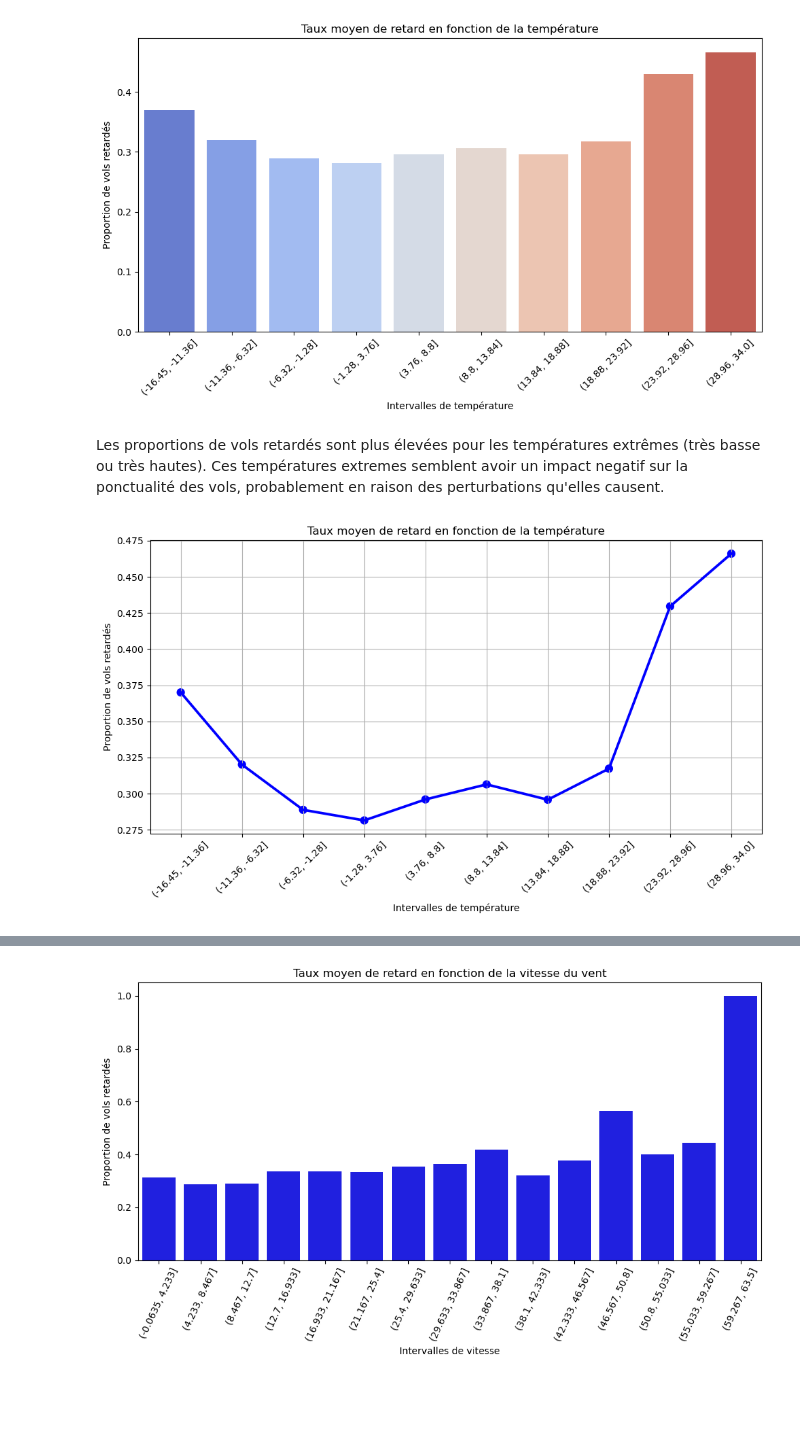
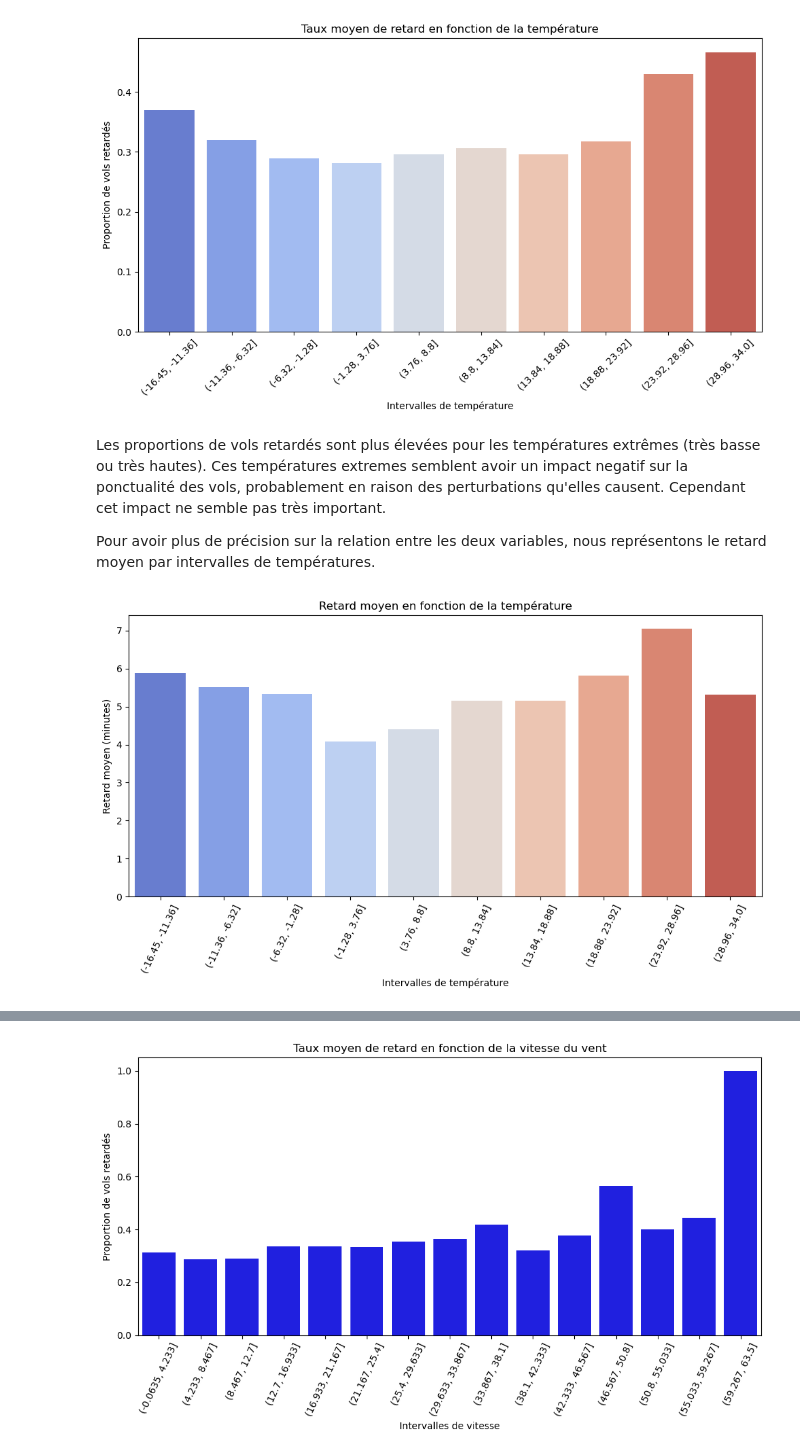
Before and after one commit to OUALYoss/Projet_Python-pour-la-data-science, a Jupyter notebook: Code_.ipynb, the cells around one changed output, grey strips where cells are left out. Drawn from its saved outputs; the diff is of its cells as text; code cells hidden in the pictures; blank space fills up the shorter version.

Commit message:
ajouts graph meteo

```diff
--- a/Code_.ipynb
+++ b/Code_.ipynb
@@ -927,7 +929,7 @@ Nous voulons explorer la relation entre les retards et les variables météorolo
 # %%
 df4=df.copy() #nous faisons une copie pour que nos modifications n'impactent pas notre base
 #on divise notre variable température en 10 intervalles égaux
-df4['temp'] = pd.cut(df3['temperature_2m (°C)'], bins=10)
+df4['temp'] = pd.cut(df4['temperature_2m (°C)'], bins=10)
 
 # Calcul du taux de retard moyen par intervalle de température
 stats_temp = df4.groupby('temp')['Retard'].mean().reset_index()
@@ -950,26 +952,23 @@ plt.show()
 # %% [output]
 [figure]
 # %% [markdown]
-Les proportions de vols retardés sont plus élevées pour les températures extrêmes (très basse ou très hautes). Ces températures extremes semblent avoir un impact negatif sur la ponctualité des vols, probablement en raison des perturbations qu'elles causent.
+Les proportions de vols retardés sont plus élevées pour les températures extrêmes (très basse ou très hautes). Ces températures extremes semblent avoir un impact negatif sur la ponctualité des vols, probablement en raison des perturbations qu'elles causent. Cependant cet impact ne semble pas très important.
+
+Pour avoir plus de précision sur la relation entre les deux variables, nous représentons le retard moyen par intervalles de températures.
-# %%
-plt.figure(figsize=(10, 6))
-
-# Utiliser pointplot pour tracer une "courbe" avec une variable catégorielle
-sns.pointplot(x='temp', y='Retard', data=stats_temp, markers='o', color='b')
-
-# Ajuster les limites de l'axe des ordonnées
-#plt.ylim(0, 1)
-
-plt.tight_layout()  # Ajuste la mise en page pour éviter que les étiquettes soient coupées
-
-# Améliorations esthétiques
-plt.xticks(rotation=45)  # Rotation des étiquettes pour une meilleure lisibilité
-plt.title("Taux moyen de retard en fonction de la température")
-plt.xlabel("Intervalles de température")
-plt.ylabel("Proportion de vols retardés")
-plt.grid(True)
-plt.tight_layout()
-
-plt.show()
-# %% [output]
-[figure, removed]
+# %%
+# Calcul du retard moyen par intervalle de température
+stats_temp1 = df4.groupby('temp')['Delay Carrier (Minutes)'].mean().reset_index()
+# %%
+# Définir un dégradé de couleurs basé sur les intervalles de température
+colors = sns.color_palette("coolwarm", len(stats_temp))  # Dégradé bleu-rouge
+
+plt.figure(figsize=(10, 6))
+sns.barplot(x='temp', y='Delay Carrier (Minutes)', data=stats_temp1, palette=colors)
+plt.xticks(rotation=65)
+plt.title("Retard moyen en fonction de la température")
+plt.xlabel("Intervalles de température")
+plt.ylabel("Retard moyen (minutes)")
+plt.tight_layout()
+plt.show()
+# %% [output]
+[figure, added]
```
Also changed, not shown: parts of 20 cells of this notebook.
